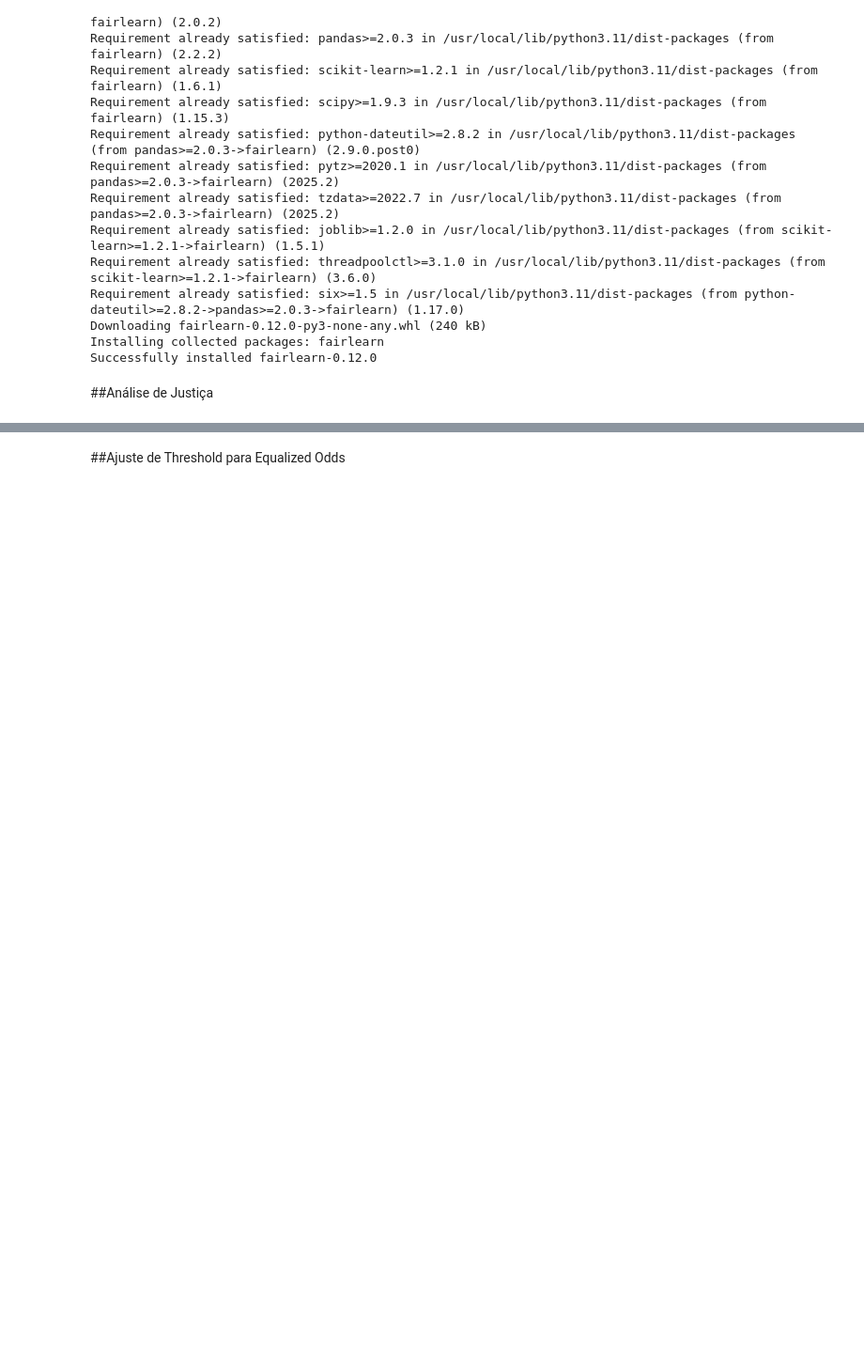
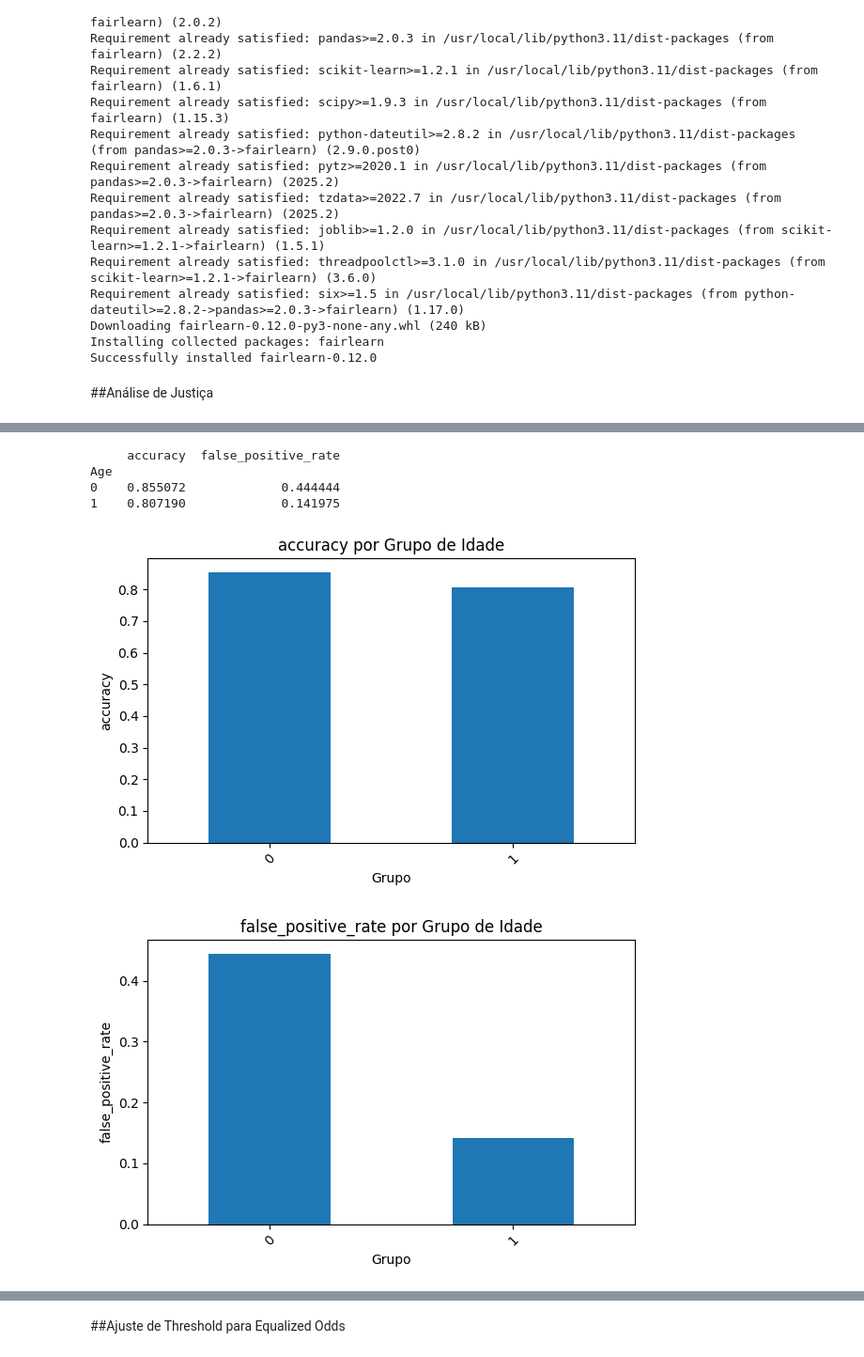
Before and after one commit to thalesgmendes/titanic-survival-analysis, a Jupyter notebook: Rede_Neurais_Avaliação_P3.ipynb, the cells around one changed output, grey strips where cells are left out. Shown at 94% size. Cells and saved outputs as stored; diff of their text form; code cells hidden in the pictures; blank space fills up the shorter version.

```diff
--- a/Rede_Neurais_Avaliação_P3.ipynb
+++ b/Rede_Neurais_Avaliação_P3.ipynb
@@ -1227,0 +1177,29 @@ Age
+# %%
+grouped_on_race = MetricFrame(metrics=metrics,
+                               y_true=Y,
+                               y_pred=Y_pred_z,
+                               sensitive_features=A_train["AgeGroup"])
+
+print(grouped_on_race.by_group)
+
+metrics_by_group = grouped_on_race.by_group
+
+# Plotar cada métrica
+for metric in metrics_by_group.columns:
+    metrics_by_group[metric].plot(
+        kind="bar",
+        title=f"{metric} por Grupo de Idade",
+        xlabel="Grupo",
+        ylabel=metric,
+        figsize=(6, 4)
+    )
+    plt.xticks(rotation=45)
+    plt.tight_layout()  # Ajusta automaticamente o espaçamento
+    plt.show()
+# %% [output]
+     accuracy  false_positive_rate
+Age
+0    0.855072             0.444444
+1    0.807190             0.141975
+[figure, added]
+[figure, added]
```
Also changed, not shown: parts of 65 cells of this notebook.
